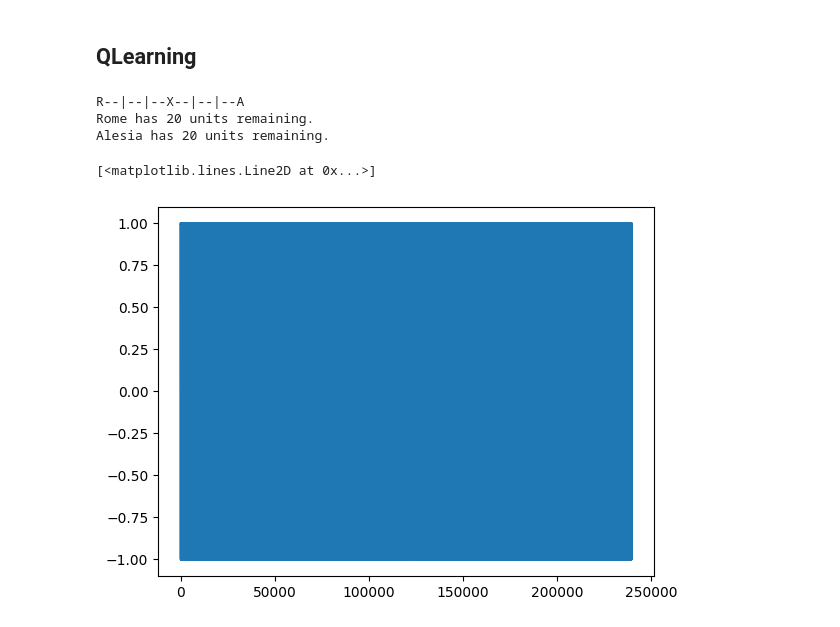
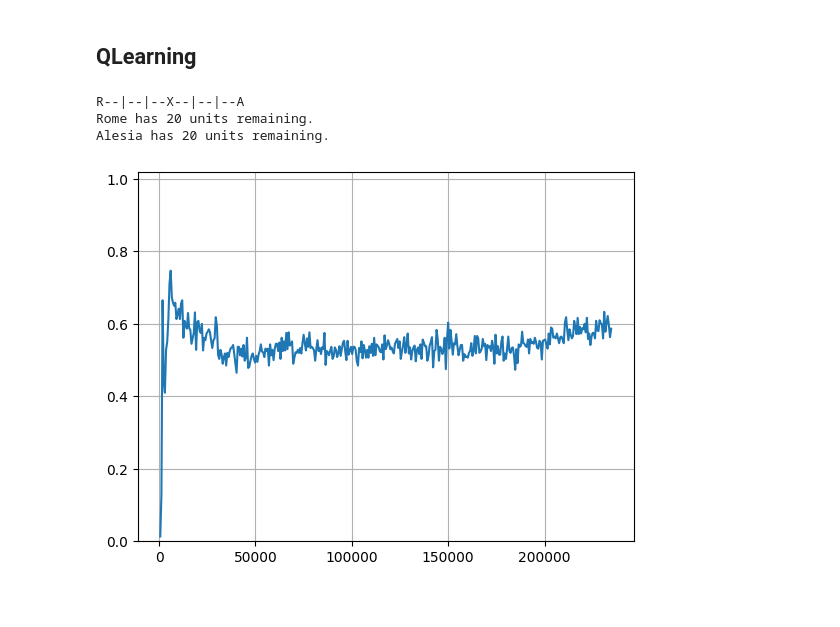
Before and after one commit to Enzo-Claeyssen/jeux_iteres_part1, a Jupyter notebook: romeAlesia.ipynb, the cells around one changed output. Saved outputs shown, nothing was run; the diff lists cells and outputs as text; code cells hidden in the pictures.

Commit message:
Added new visualization for QLearning results

```diff
--- a/romeAlesia.ipynb
+++ b/romeAlesia.ipynb
@@ -143,20 +143,42 @@ check_env(env)
 # %%
 env = RomeAlesiaEnv(
     {
         'nbUnits' : 20,
         'nbSteps' : 2
     }
 )
 env.render()
 
 
 model, reward, prodReward = train_q_learning(env, timesteps = 1000000, useProdForReward = True, maxTimestepsProd = 100,
-                                             alpha = 0.001, eps_start = 1, eps_end = 0.05, eps_fraction = 0.8, gamma = 0.99
+                                             alpha = 0.01, eps_start = 1, eps_end = 0.05, eps_fraction = 0.8, gamma = 0.99
                                             )
-plt.plot(prodReward)
+
+
+mean_n = 600
+somme = 0
+actual_global = 0
+actual_local = 0
+toPlot = []
+y = []
+for i in range(len(prodReward)) :
+    somme += prodReward[i]
+
+    actual_global += 1
+    actual_local += 1
+    if actual_local == mean_n :
+        y.append(actual_global)
+        toPlot.append(somme / mean_n)
+        mean = 0
+        actual_local = 0
+        somme = 0
+
+plt.ylim(0, 1.02)
+plt.plot(y, toPlot)
+plt.grid()
+plt.show()
 # %% [output]
 R--|--|--X--|--|--A
 Rome has 20 units remaining.
 Alesia has 20 units remaining.
-[<matplotlib.lines.Line2D at 0x...>]
-[figure, old version]
+[figure, new version]
```
Also changed, not shown: 1 other file.
